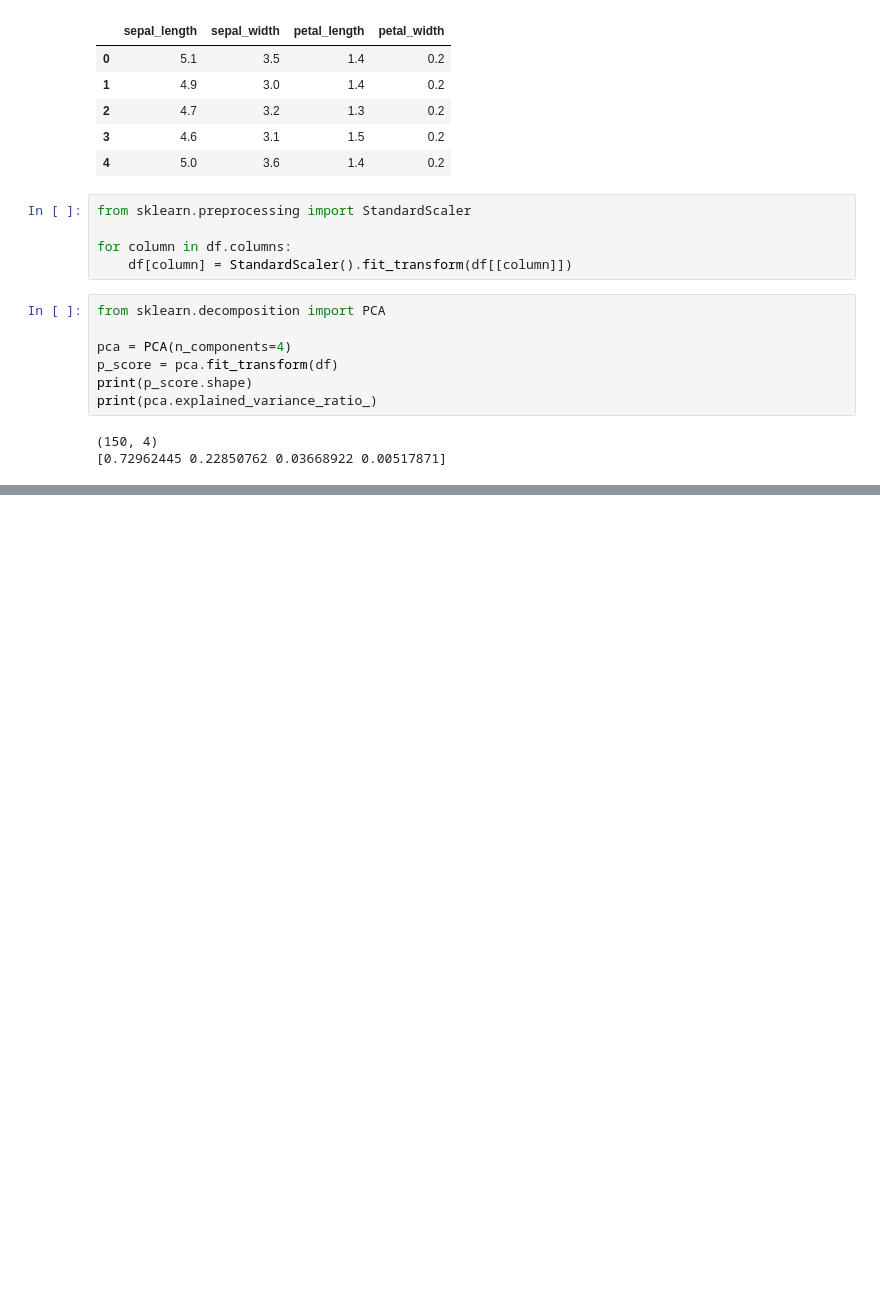
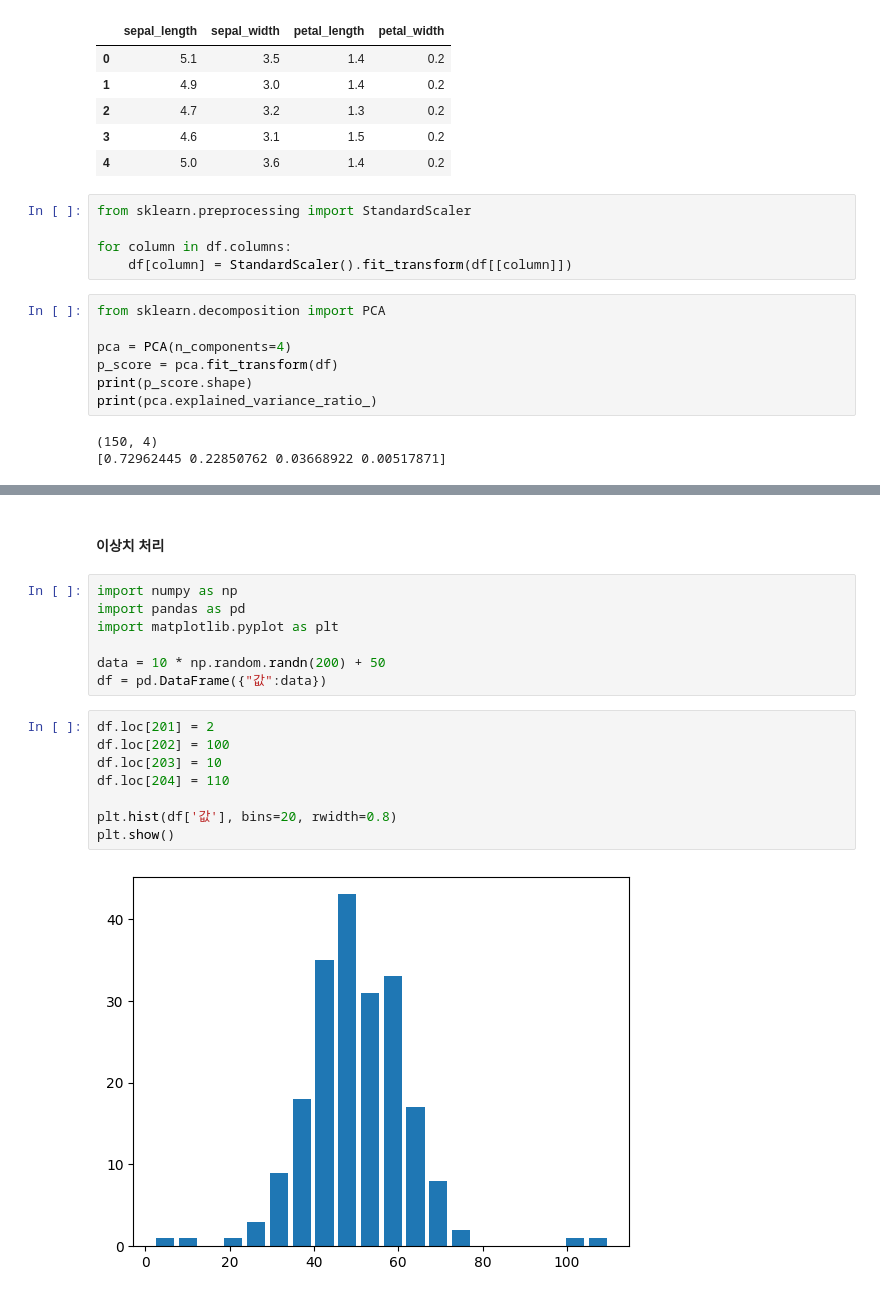
Before and after one commit to Minwoo0206/Engineer_BDA, a Jupyter notebook: EDA.ipynb, the cells around one changed output, grey strips where cells are left out. Saved outputs shown, nothing was run; the diff lists cells and outputs as text; blank space fills up the shorter version.

```diff
--- a/EDA.ipynb
+++ b/EDA.ipynb
@@ -449,0 +575,19 @@ print(pca.explained_variance_ratio_)
+# %% [markdown]
+#### 이상치 처리
+# %%
+import numpy as np
+import pandas as pd
+import matplotlib.pyplot as plt
+
+data = 10 * np.random.randn(200) + 50
+df = pd.DataFrame({"값":data})
+# %%
+df.loc[201] = 2
+df.loc[202] = 100
+df.loc[203] = 10
+df.loc[204] = 110
+
+plt.hist(df['값'], bins=20, rwidth=0.8)
+plt.show()
+# %% [output]
+[figure, added]
```
Also changed, not shown: parts of 25 cells of this notebook.
